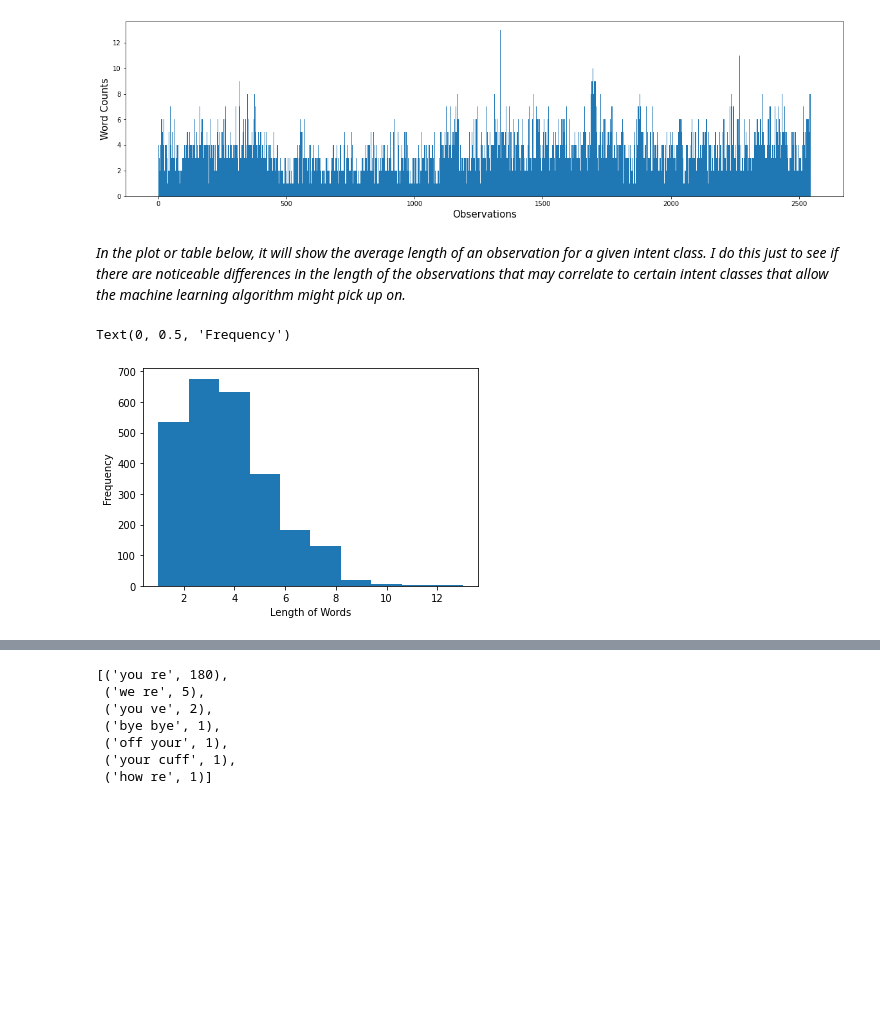
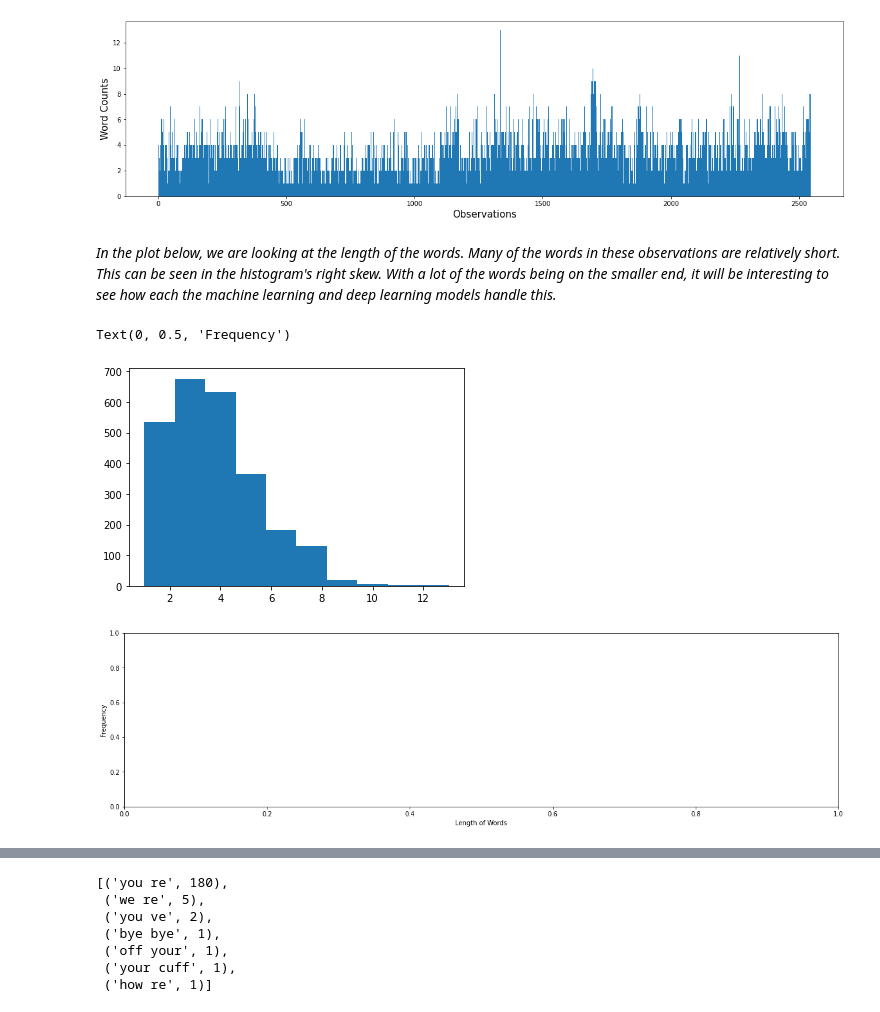
Before and after one commit to bderosie/cs39aa_project, a Jupyter notebook: project-part-1.ipynb, the cells around one changed output, grey strips where cells are left out. Drawn from its saved outputs; the diff is of its cells as text; code cells hidden in the pictures; blank space fills up the shorter version.

```diff
--- a/project-part-1.ipynb
+++ b/project-part-1.ipynb
@@ -114,15 +88,17 @@ plt.xlabel("Observations", fontsize=15)
 plt.ylabel("Word Counts", fontsize=15);
 # %% [output]
 [figure]
-# %% [markdown]
-_In the plot or table below, it will show the average length of an observation for a given intent class. I do this just to see if there are noticeable differences in the length of the observations that may correlate to certain intent classes that allow the machine learning algorithm might pick up on._
+# %% [markdown]
+_In the plot below, we are looking at the length of the words. Many of the words in these observations are relatively short. This can be seen in the histogram's right skew. With a lot of the words being on the smaller end, it will be interesting to see how each the machine learning and deep learning models handle this._
 # %%
 x = df['Utterances'].str.split().\
     map(lambda x: len(x))
 
 plt.hist(x)
+plt.figure(figsize=(20,5))
 plt.xlabel("Length of Words")
 plt.ylabel("Frequency")
 # %% [output]
 Text(0, 0.5, 'Frequency')
-[figure, old version]
+[figure, new version]
+[figure, added]
```
Also changed, not shown: parts of 18 cells of this notebook.
